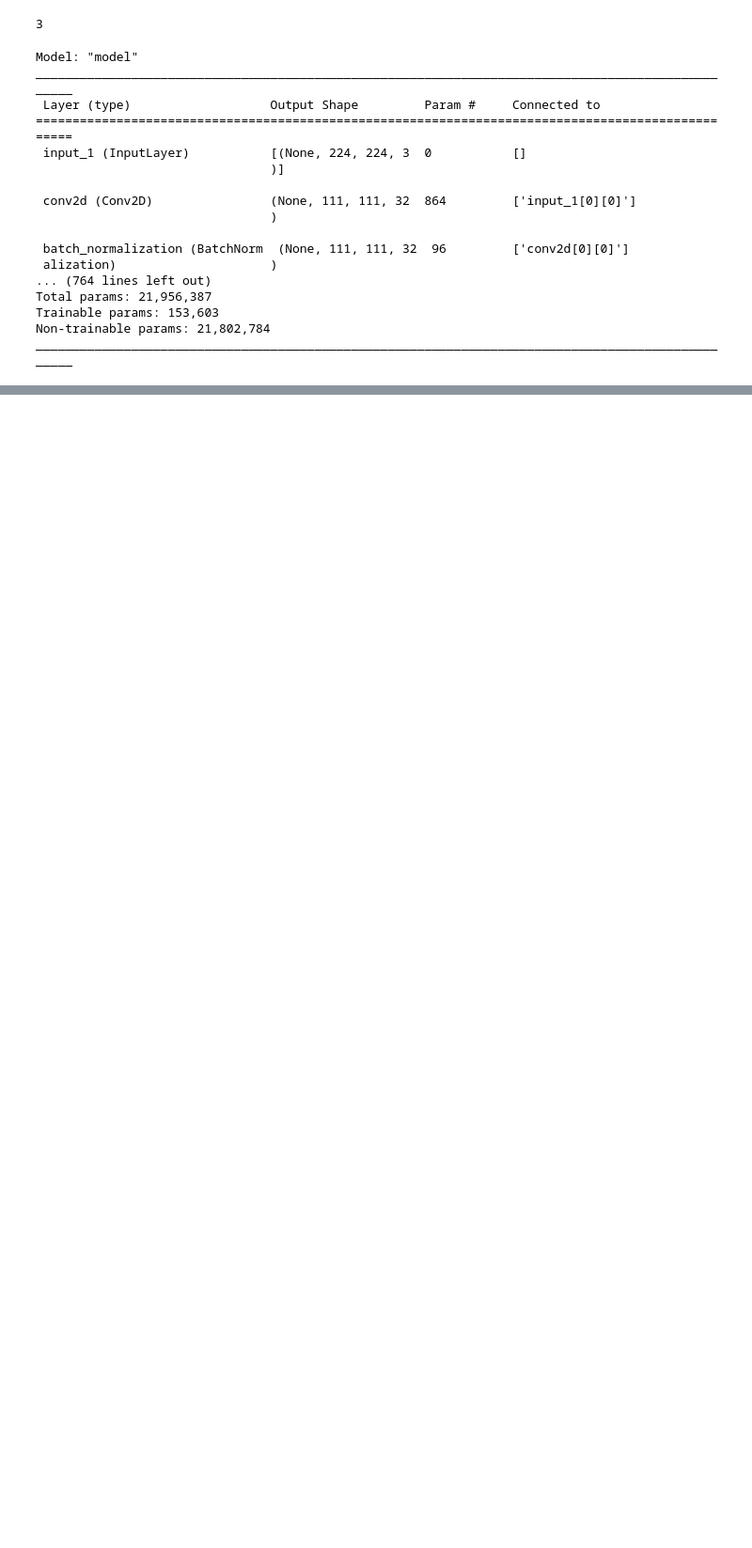
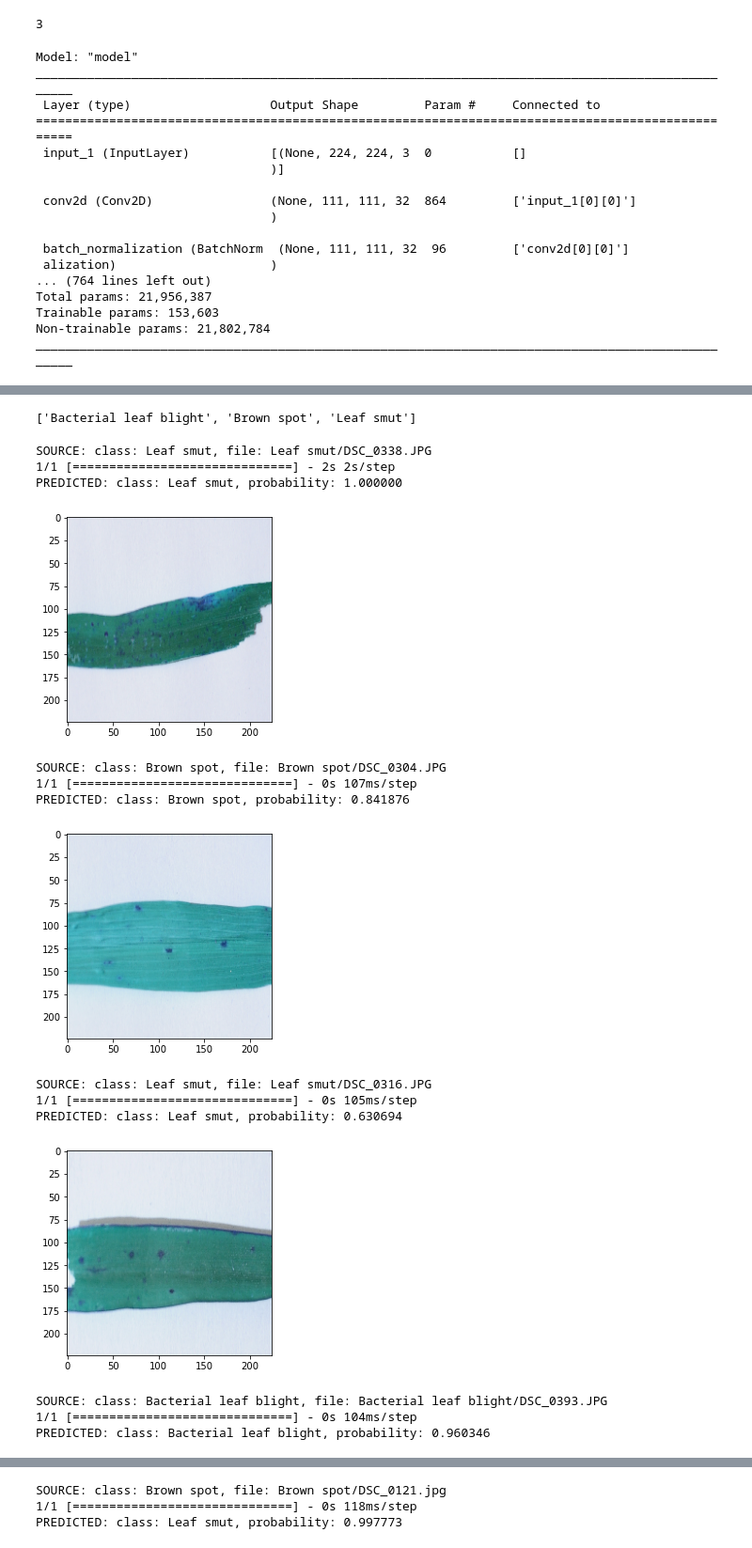
Before and after one commit to munawirapallam/Rice-Leaf, a Jupyter notebook: Rice leaf disease with divided data.ipynb, the cells around one changed output, grey strips where cells are left out. Shown at 94% size. Drawn from its saved outputs; the diff is of its cells as text; code cells hidden in the pictures; blank space fills up the shorter version.

```diff
--- a/Rice leaf disease with divided data.ipynb
+++ b/Rice leaf disease with divided data.ipynb
@@ -297,9 +305,9 @@ len(folders)
 # %% [output]
 3
 # %%
-flat_inception_output = Flatten()(inception.output)
+flattened_inception_output = Flatten()(inception.output)
 # %%
-prediction = Dense(len(folders), activation='softmax')(flat_inception_output)
+prediction = Dense(class_num, activation='softmax')(flattened_inception_output)
 # %%
 # create a model object
 model = Model(inputs=inception.input, outputs=prediction)
@@ -406,11 +371,0 @@ def predict(image):
-# %%
-import random
-for idx, filename in enumerate(random.sample(test_set.filenames, 5)):
-    print("SOURCE: class: %s, file: %s" % (os.path.split(filename)[0], filename))
-
-    img = load_image(filename)
-    prediction = predict(img)
-    print("PREDICTED: class: %s, confidence: %f" % (list(prediction.keys())[0], list(prediction.values())[0]))
-    plt.imshow(img)
-    plt.figure(idx)
-    plt.show()
@@ -451,7 +371,0 @@ random.sample(test_set.filenames, 5)
-# %%
-img = cv2.imread(os.path.join(valid_path, 'Brown spot/DSC_0101.jpg'))
-img = cv2.resize(img, (IMAGE_SIZE[0], IMAGE_SIZE[1]) )
-img = img /255
-
-probabilities = model.predict(np.asarray([img]))[0]
-probabilities
@@ -519,0 +404,36 @@ random index: 115
+# %%
+classes=list(test_set.class_indices.keys())
+classes
+# %% [output]
+['Bacterial leaf blight', 'Brown spot', 'Leaf smut']
+# %%
+import random
+for filename in random.sample(test_set.filenames, 5):
+    print("SOURCE: class: %s, file: %s" % (os.path.split(filename)[0], filename))
+
+    img = cv2.imread(os.path.join(test_path, filename))
+    img = cv2.resize(img, (IMAGE_SIZE[0], IMAGE_SIZE[1]) )
+    img = img /255
+
+    probabilities = model.predict(np.asarray([img]))[0]
+    class_idx = np.argmax(probabilities)
+
+    print("PREDICTED: class: %s, probability: %f" % (classes[class_idx], probabilities[class_idx]))
+    plt.imshow(img)
+    plt.show()
+# %% [output]
+SOURCE: class: Leaf smut, file: Leaf smut/DSC_0338.JPG
+1/1 [==============================] - 2s 2s/step
+PREDICTED: class: Leaf smut, probability: 1.000000
+[figure, added]
+SOURCE: class: Brown spot, file: Brown spot/DSC_0304.JPG
+1/1 [==============================] - 0s 107ms/step
+PREDICTED: class: Brown spot, probability: 0.841876
+[figure, added]
+SOURCE: class: Leaf smut, file: Leaf smut/DSC_0316.JPG
+1/1 [==============================] - 0s 105ms/step
+PREDICTED: class: Leaf smut, probability: 0.630694
+[figure, added]
+SOURCE: class: Bacterial leaf blight, file: Bacterial leaf blight/DSC_0393.JPG
+1/1 [==============================] - 0s 104ms/step
+PREDICTED: class: Bacterial leaf blight, probability: 0.960346
@@ -519,0 +441,3 @@ random index: 115
+SOURCE: class: Brown spot, file: Brown spot/DSC_0121.jpg
+1/1 [==============================] - 0s 118ms/step
+PREDICTED: class: Leaf smut, probability: 0.997773
```
Also changed, not shown: parts of 62 cells of this notebook.
